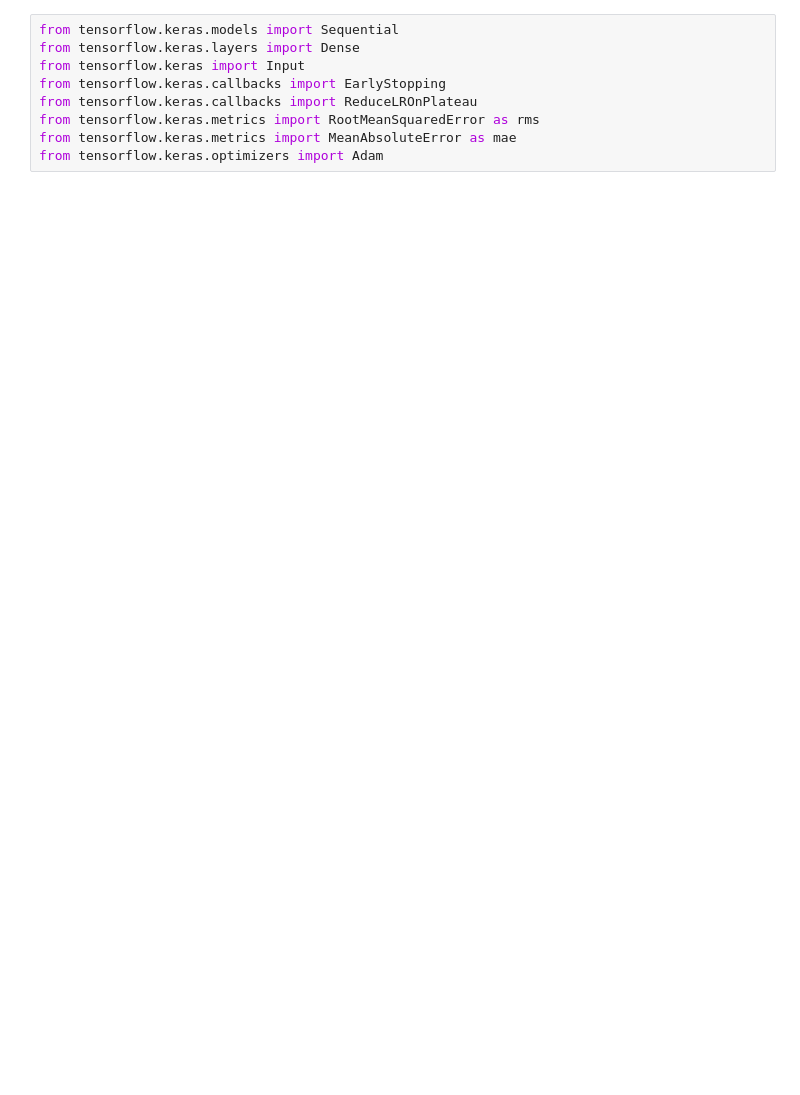
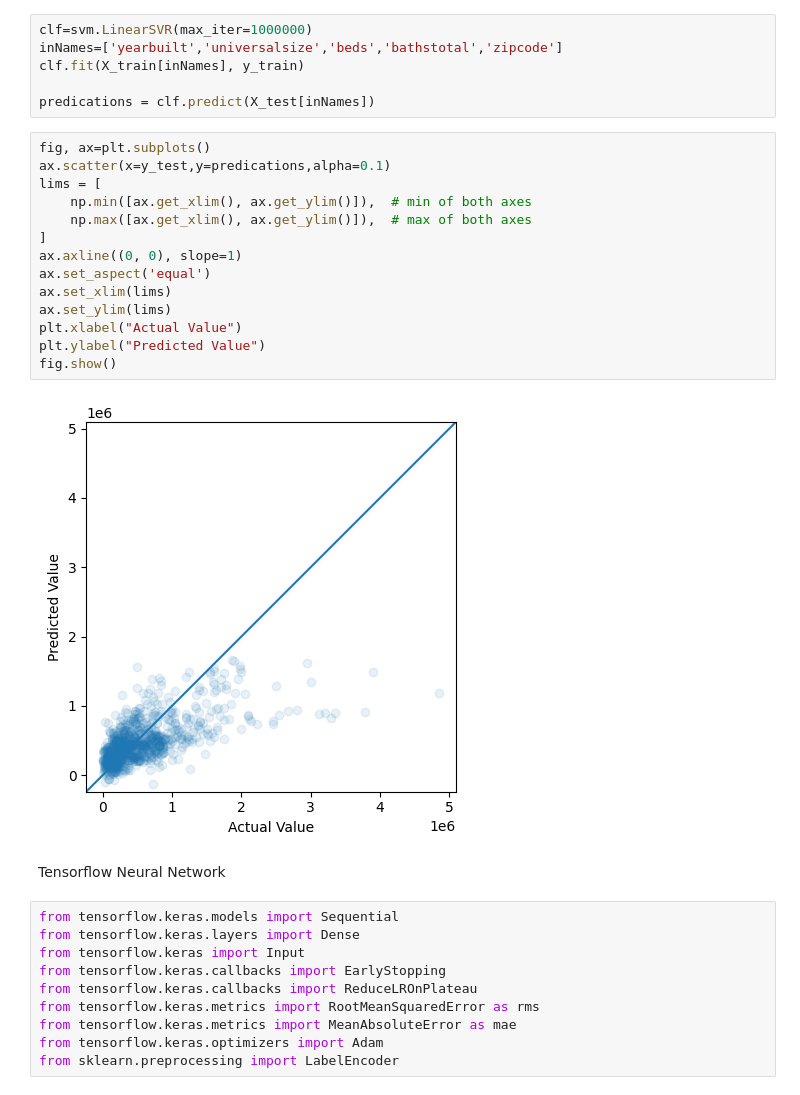
Before and after one commit to MikePlekan/Real-Estate-project, a Jupyter notebook: AttomML.ipynb, the cells around one changed output. Cells and saved outputs as stored; diff of their text form; blank space fills up the shorter version.

```diff
--- a/AttomML.ipynb
+++ b/AttomML.ipynb
@@ -46,3 +62,27 @@ fig.show()
+# %%
+clf=svm.LinearSVR(max_iter=1000000)
+inNames=['yearbuilt','universalsize','beds','bathstotal','zipcode']
+clf.fit(X_train[inNames], y_train)
+
+predications = clf.predict(X_test[inNames])
+# %%
+fig, ax=plt.subplots()
+ax.scatter(x=y_test,y=predications,alpha=0.1)
+lims = [
+    np.min([ax.get_xlim(), ax.get_ylim()]),  # min of both axes
+    np.max([ax.get_xlim(), ax.get_ylim()]),  # max of both axes
+]
+ax.axline((0, 0), slope=1)
+ax.set_aspect('equal')
+ax.set_xlim(lims)
+ax.set_ylim(lims)
+plt.xlabel("Actual Value")
+plt.ylabel("Predicted Value")
+fig.show()
+# %% [output]
+[figure, added]
+# %% [markdown]
+Tensorflow Neural Network
 # %%
 from tensorflow.keras.models import Sequential
 from tensorflow.keras.layers import Dense
@@ -52,6 +92,7 @@ from tensorflow.keras.callbacks import ReduceLROnPlateau
 from tensorflow.keras.metrics import RootMeanSquaredError as rms
 from tensorflow.keras.metrics import MeanAbsoluteError as mae
 from tensorflow.keras.optimizers import Adam
+from sklearn.preprocessing import LabelEncoder
 # %%
 data=utils.get_df('data.csv')
 sales=utils.get_df('sales.csv')
```
Also changed, not shown: parts of 7 cells of this notebook, 1 other file.
